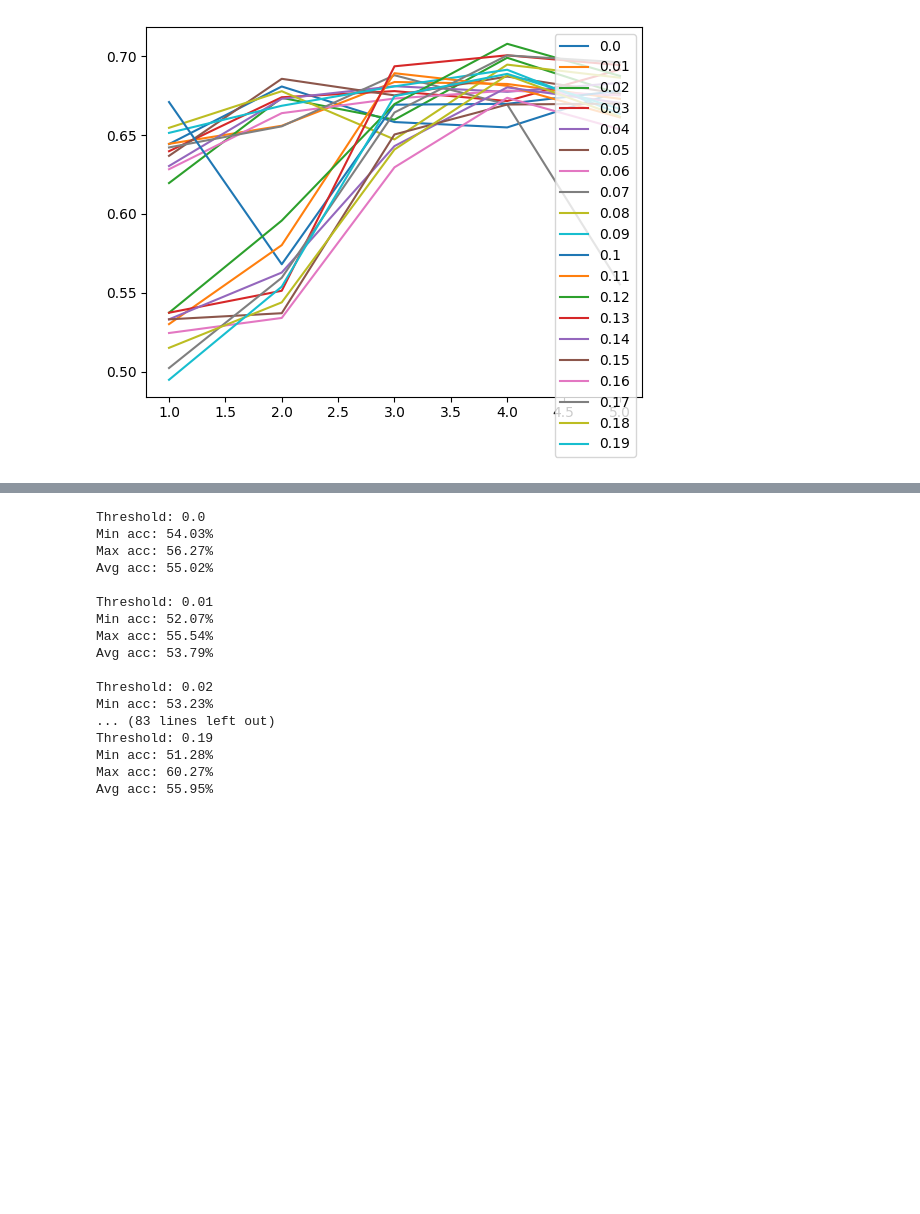
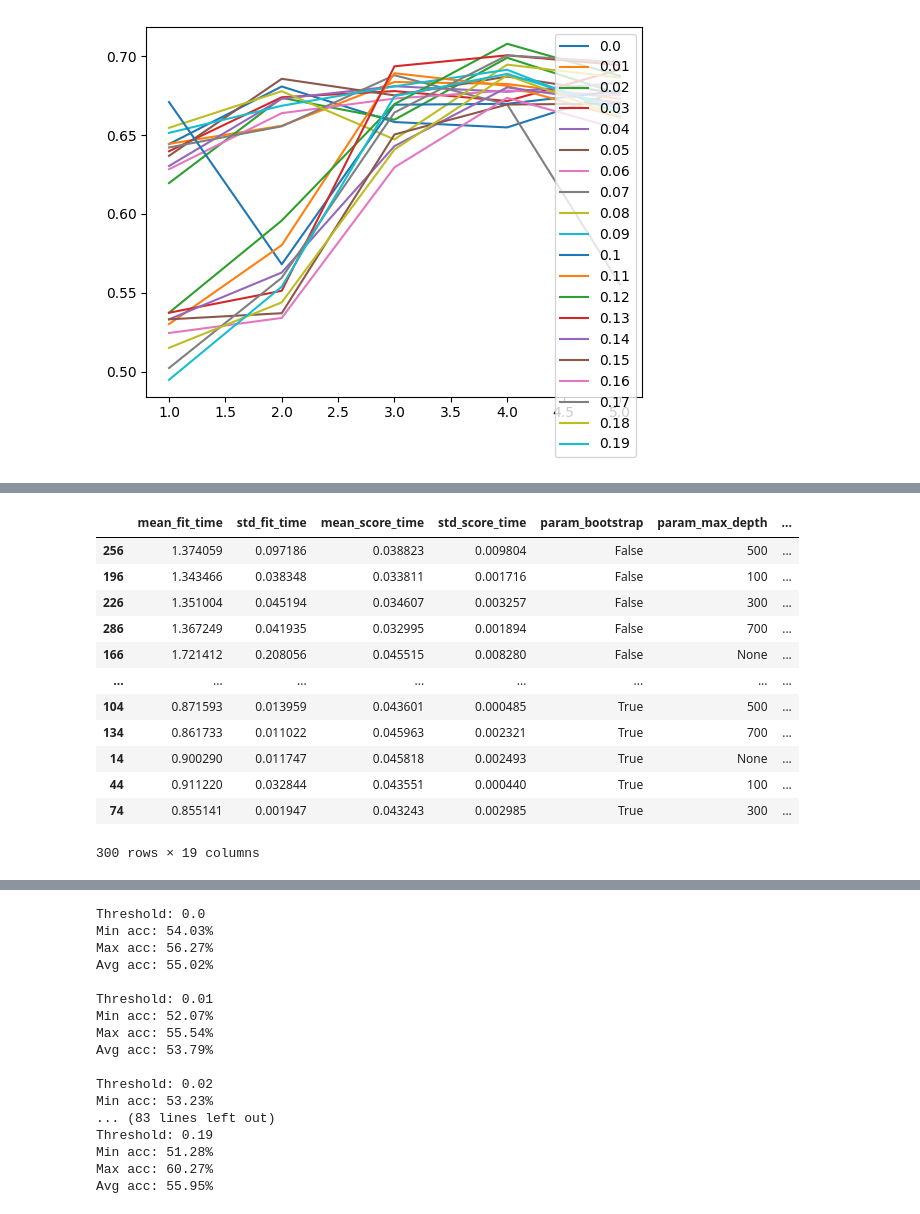
Before and after one commit to Bognanna/Molecular-Tastants, a Jupyter notebook: main.ipynb, the cells around one changed output, grey strips where cells are left out. Drawn from its saved outputs; the diff is of its cells as text; code cells hidden in the pictures; blank space fills up the shorter version.

```diff
--- a/main.ipynb
+++ b/main.ipynb
@@ -456,0 +526,16 @@ RandomForestClassifier(bootstrap=False, max_depth=100, max_features='log2',
+# %%
+pd.DataFrame(grid_search_2.cv_results_).sort_values(by=['rank_test_score'])
+# %% [output]
+|  | mean_fit_time | std_fit_time | mean_score_time | std_score_time | param_bootstrap | param_max_depth | ... |
+| 256 | 1.374059 | 0.097186 | 0.038823 | 0.009804 | False | 500 | ... |
+| 196 | 1.343466 | 0.038348 | 0.033811 | 0.001716 | False | 100 | ... |
+| 226 | 1.351004 | 0.045194 | 0.034607 | 0.003257 | False | 300 | ... |
+| 286 | 1.367249 | 0.041935 | 0.032995 | 0.001894 | False | 700 | ... |
+| 166 | 1.721412 | 0.208056 | 0.045515 | 0.008280 | False | None | ... |
+| ... | ... | ... | ... | ... | ... | ... | ... |
+| 104 | 0.871593 | 0.013959 | 0.043601 | 0.000485 | True | 500 | ... |
+| 134 | 0.861733 | 0.011022 | 0.045963 | 0.002321 | True | 700 | ... |
+| 14 | 0.900290 | 0.011747 | 0.045818 | 0.002493 | True | None | ... |
+| 44 | 0.911220 | 0.032844 | 0.043551 | 0.000440 | True | 100 | ... |
+| 74 | 0.855141 | 0.001947 | 0.043243 | 0.002985 | True | 300 | ... |
+300 rows × 19 columns
```
Also changed, not shown: parts of 39 cells of this notebook.
